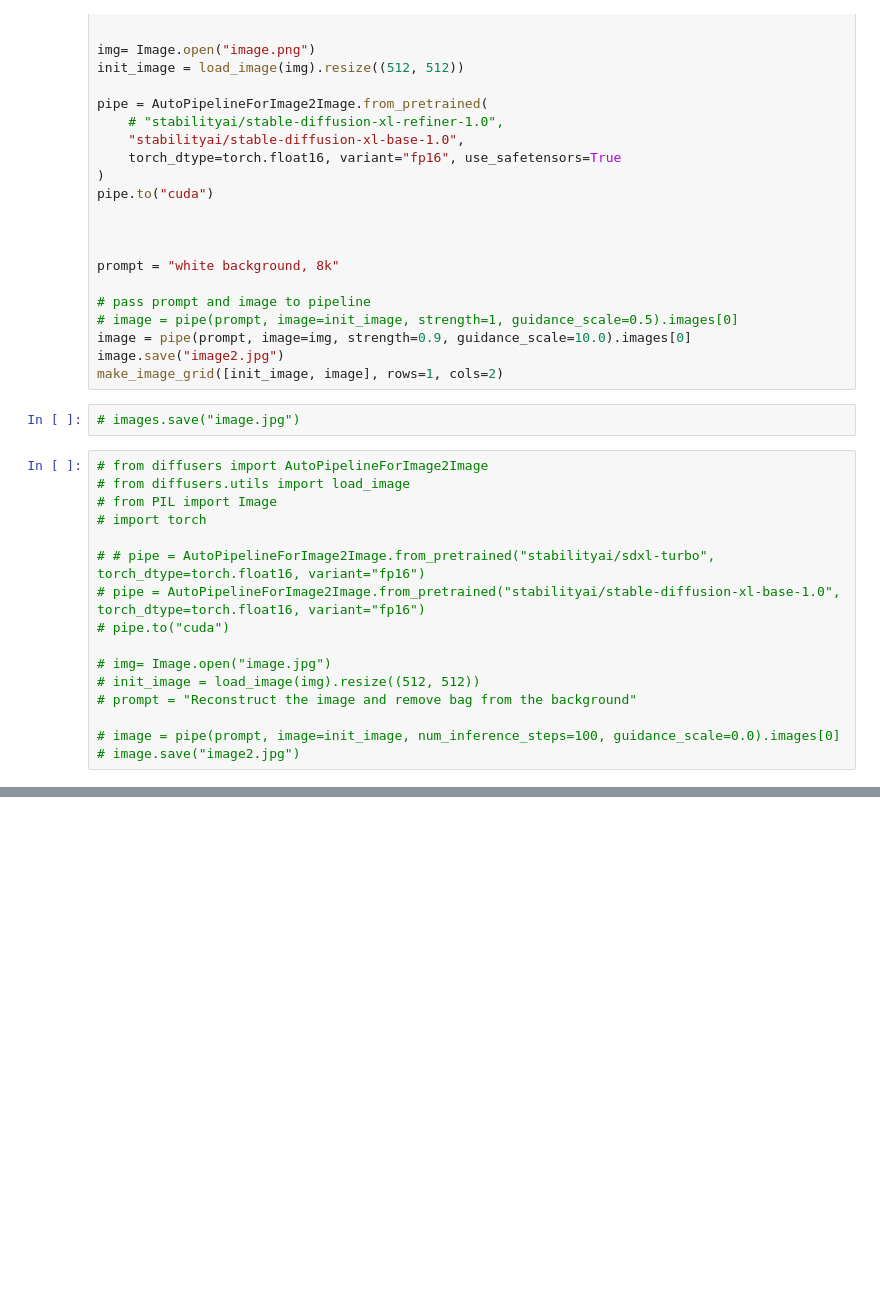
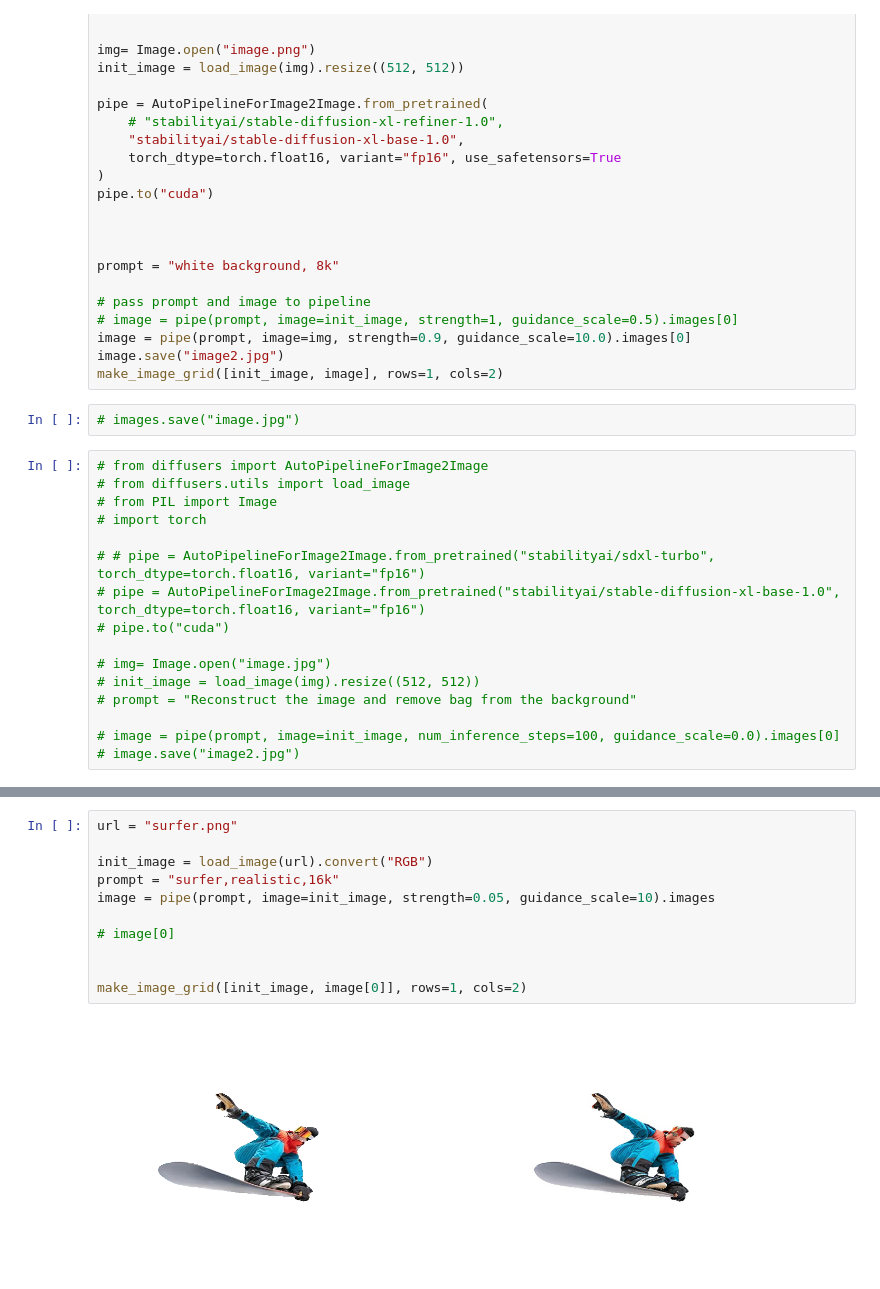
Before and after one commit to ideepankarsharma2003/StableDiffusionTesting, a Jupyter notebook: research/trails_01.ipynb, the cells around one changed output, grey strips where cells are left out. Saved outputs shown, nothing was run; the diff lists cells and outputs as text; blank space fills up the shorter version.

```diff
--- a/research/trails_01.ipynb
+++ b/research/trails_01.ipynb
@@ -195,0 +293,13 @@ OutOfMemoryError: CUDA out of memory. Tried to allocate 1.06 GiB. GPU 0 has a to
+# %%
+url = "surfer.png"
+
+init_image = load_image(url).convert("RGB")
+prompt = "surfer,realistic,16k"
+image = pipe(prompt, image=init_image, strength=0.05, guidance_scale=10).images
+
+# image[0]
+
+
+make_image_grid([init_image, image[0]], rows=1, cols=2)
+# %% [output]
+[figure, added]
```
Also changed, not shown: parts of 8 cells of this notebook, 4 other files.
